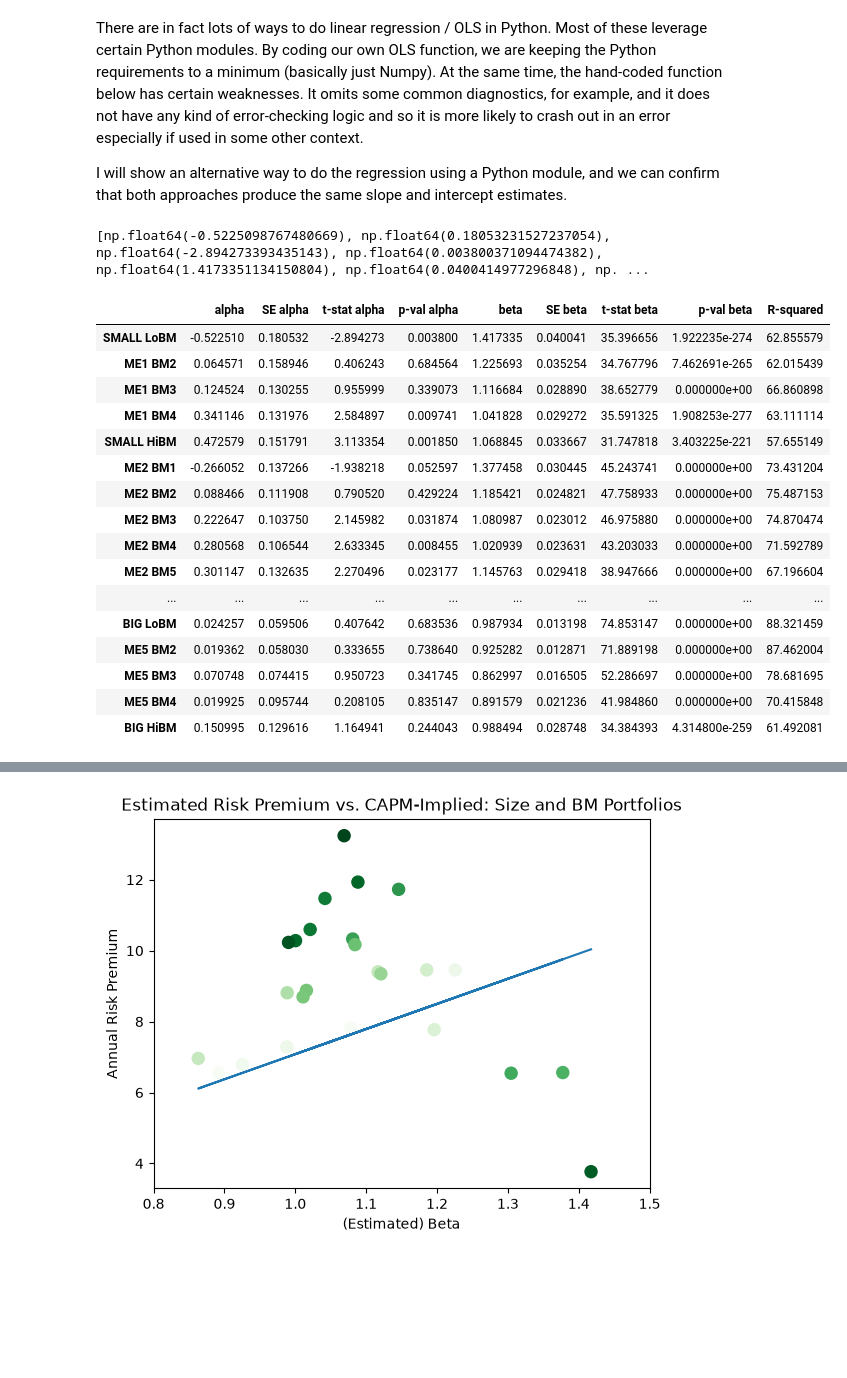
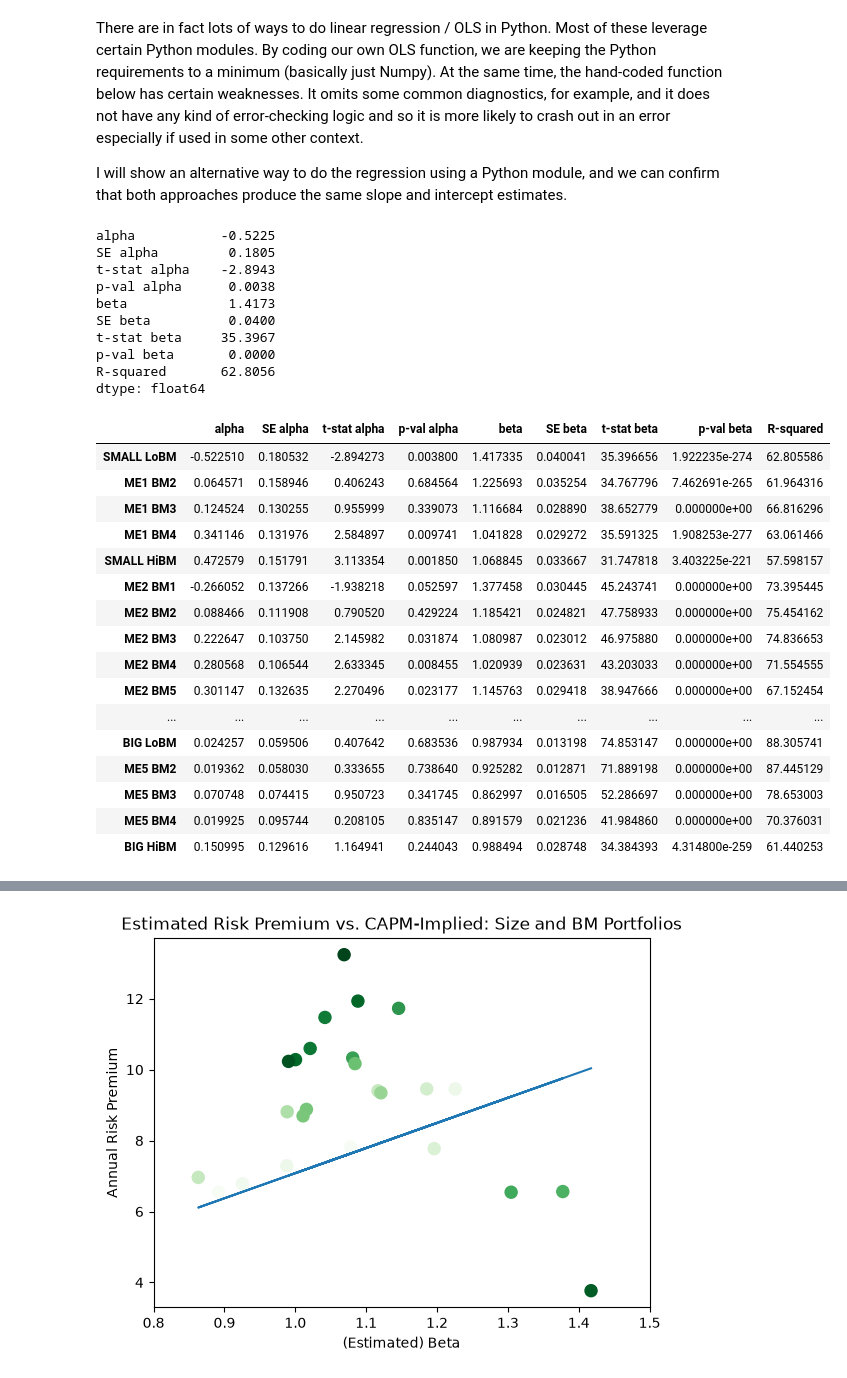
Before and after one commit to bradleypaye/fin4414, a Jupyter notebook: notebooks/CAPM_BivariateRegression.ipynb, the cells around one changed output, grey strips where cells are left out. Drawn from its saved outputs; the diff is of its cells as text; code cells hidden in the pictures; blank space fills up the shorter version.

```diff
--- a/notebooks/CAPM_BivariateRegression.ipynb
+++ b/notebooks/CAPM_BivariateRegression.ipynb
@@ -503,6 +508,10 @@ I will show an alternative way to do the regression using a Python module, and w
 # %%
 import scipy.stats as st
 #we only use the above for computing the p-value associated with the t-statistics
+
+#Labels for the 9 statistics bv_reg() returns, reused for display below and for the
+#results table built in the next cell
+stat_labels = ['alpha', 'SE alpha', 't-stat alpha', 'p-val alpha', 'beta', 'SE beta', 't-stat beta', 'p-val beta', 'R-squared']
 
 #Code up a bivariate regression function by hand
 def bv_reg(x,y):
@@ -527,7 +536,10 @@ def bv_reg(x,y):
     yhat = alpha + beta*x
     resid = y - yhat
     sig2hat = resid.var(ddof=2)
-    tss = N*yvar
+    #Note: y.var() above defaults to ddof=1 (divides by N-1), so the total sum of
+    #squares sum((y-ybar)**2) is (N-1)*yvar, not N*yvar -- using N here would inflate
+    #TSS by a factor of N/(N-1) and make R2 not quite match statsmodels/textbook R2.
+    tss = (N-1)*yvar
     rss = np.dot(resid,resid)
     R2 = 100*(1-rss/tss)
     #compute std errors of alpha, beta hats and then t-statistics and p-values
@@ -548,53 +560,64 @@ exmkt = ffmfactors.iloc[:,0]
 yvar = ffexret.iloc[:,0]
 
 stats, resids = bv_reg(exmkt,yvar)
-print(stats)
+
+#Display as a labeled, rounded Series rather than a raw list of numpy floats
+pd.Series(stats, index=stat_labels).round(4)
 #print(resids)
 # %% [output]
-[np.float64(-0.5225098767480669), np.float64(0.18053231527237054), np.float64(-2.894273393435143), np.float64(0.003800371094474382), np.float64(1.4173351134150804), np.float64(0.0400414977296848), np. ...
+alpha           -0.5225
+SE alpha         0.1805
+t-stat alpha    -2.8943
+p-val alpha      0.0038
+beta             1.4173
+SE beta          0.0400
+t-stat beta     35.3967
+p-val beta       0.0000
+R-squared       62.8056
+dtype: float64
 # %%
 #Now we apply the basic function in a loop structure to estimate the market model regression for each of the 25 portfolios.
 # The statistics are stored in a convenient Pandas dataframe that we can then analyze.
 # We will also store the residuals in an array (later changed to dataframe) so we can use them later
 
 #We will use T and N later....
 T = len(ffexret)
 N = len(ffexret.columns)
 
 outdata = []
 residmat = np.zeros((T,1))
 
 for column in ffexret:
     yvar = ffexret[column]
     stats, resids = bv_reg(exmkt,yvar)
     outdata.append(stats)
     residmat = np.hstack((residmat,resids.reshape(T,1)))
 
 df_resids = pd.DataFrame(residmat).iloc[: , 1:]
 #print(df_resids)
 
 outdf = pd.DataFrame(outdata)
-outdf.columns = ['alpha', 'SE alpha','t-stat alpha','p-val alpha','beta','SE beta','t-stat beta','p-val beta','R-squared']
+outdf.columns = stat_labels
 outdf.index = ffexret.columns
 outdf
 # %% [output]
 |  | alpha | SE alpha | t-stat alpha | p-val alpha | beta | SE beta | t-stat beta | p-val beta | R-squared |
-| SMALL LoBM | -0.522510 | 0.180532 | -2.894273 | 0.003800 | 1.417335 | 0.040041 | 35.396656 | 1.922235e-274 | 62.855579 |
-| ME1 BM2 | 0.064571 | 0.158946 | 0.406243 | 0.684564 | 1.225693 | 0.035254 | 34.767796 | 7.462691e-265 | 62.015439 |
-| ME1 BM3 | 0.124524 | 0.130255 | 0.955999 | 0.339073 | 1.116684 | 0.028890 | 38.652779 | 0.000000e+00 | 66.860898 |
-| ME1 BM4 | 0.341146 | 0.131976 | 2.584897 | 0.009741 | 1.041828 | 0.029272 | 35.591325 | 1.908253e-277 | 63.111114 |
-| SMALL HiBM | 0.472579 | 0.151791 | 3.113354 | 0.001850 | 1.068845 | 0.033667 | 31.747818 | 3.403225e-221 | 57.655149 |
-| ME2 BM1 | -0.266052 | 0.137266 | -1.938218 | 0.052597 | 1.377458 | 0.030445 | 45.243741 | 0.000000e+00 | 73.431204 |
-| ME2 BM2 | 0.088466 | 0.111908 | 0.790520 | 0.429224 | 1.185421 | 0.024821 | 47.758933 | 0.000000e+00 | 75.487153 |
-| ME2 BM3 | 0.222647 | 0.103750 | 2.145982 | 0.031874 | 1.080987 | 0.023012 | 46.975880 | 0.000000e+00 | 74.870474 |
-| ME2 BM4 | 0.280568 | 0.106544 | 2.633345 | 0.008455 | 1.020939 | 0.023631 | 43.203033 | 0.000000e+00 | 71.592789 |
-| ME2 BM5 | 0.301147 | 0.132635 | 2.270496 | 0.023177 | 1.145763 | 0.029418 | 38.947666 | 0.000000e+00 | 67.196604 |
+| SMALL LoBM | -0.522510 | 0.180532 | -2.894273 | 0.003800 | 1.417335 | 0.040041 | 35.396656 | 1.922235e-274 | 62.805586 |
+| ME1 BM2 | 0.064571 | 0.158946 | 0.406243 | 0.684564 | 1.225693 | 0.035254 | 34.767796 | 7.462691e-265 | 61.964316 |
+| ME1 BM3 | 0.124524 | 0.130255 | 0.955999 | 0.339073 | 1.116684 | 0.028890 | 38.652779 | 0.000000e+00 | 66.816296 |
+| ME1 BM4 | 0.341146 | 0.131976 | 2.584897 | 0.009741 | 1.041828 | 0.029272 | 35.591325 | 1.908253e-277 | 63.061466 |
+| SMALL HiBM | 0.472579 | 0.151791 | 3.113354 | 0.001850 | 1.068845 | 0.033667 | 31.747818 | 3.403225e-221 | 57.598157 |
+| ME2 BM1 | -0.266052 | 0.137266 | -1.938218 | 0.052597 | 1.377458 | 0.030445 | 45.243741 | 0.000000e+00 | 73.395445 |
+| ME2 BM2 | 0.088466 | 0.111908 | 0.790520 | 0.429224 | 1.185421 | 0.024821 | 47.758933 | 0.000000e+00 | 75.454162 |
+| ME2 BM3 | 0.222647 | 0.103750 | 2.145982 | 0.031874 | 1.080987 | 0.023012 | 46.975880 | 0.000000e+00 | 74.836653 |
+| ME2 BM4 | 0.280568 | 0.106544 | 2.633345 | 0.008455 | 1.020939 | 0.023631 | 43.203033 | 0.000000e+00 | 71.554555 |
+| ME2 BM5 | 0.301147 | 0.132635 | 2.270496 | 0.023177 | 1.145763 | 0.029418 | 38.947666 | 0.000000e+00 | 67.152454 |
 | ... | ... | ... | ... | ... | ... | ... | ... | ... | ... |
-| BIG LoBM | 0.024257 | 0.059506 | 0.407642 | 0.683536 | 0.987934 | 0.013198 | 74.853147 | 0.000000e+00 | 88.321459 |
-| ME5 BM2 | 0.019362 | 0.058030 | 0.333655 | 0.738640 | 0.925282 | 0.012871 | 71.889198 | 0.000000e+00 | 87.462004 |
-| ME5 BM3 | 0.070748 | 0.074415 | 0.950723 | 0.341745 | 0.862997 | 0.016505 | 52.286697 | 0.000000e+00 | 78.681695 |
-| ME5 BM4 | 0.019925 | 0.095744 | 0.208105 | 0.835147 | 0.891579 | 0.021236 | 41.984860 | 0.000000e+00 | 70.415848 |
-| BIG HiBM | 0.150995 | 0.129616 | 1.164941 | 0.244043 | 0.988494 | 0.028748 | 34.384393 | 4.314800e-259 | 61.492081 |
+| BIG LoBM | 0.024257 | 0.059506 | 0.407642 | 0.683536 | 0.987934 | 0.013198 | 74.853147 | 0.000000e+00 | 88.305741 |
+| ME5 BM2 | 0.019362 | 0.058030 | 0.333655 | 0.738640 | 0.925282 | 0.012871 | 71.889198 | 0.000000e+00 | 87.445129 |
+| ME5 BM3 | 0.070748 | 0.074415 | 0.950723 | 0.341745 | 0.862997 | 0.016505 | 52.286697 | 0.000000e+00 | 78.653003 |
+| ME5 BM4 | 0.019925 | 0.095744 | 0.208105 | 0.835147 | 0.891579 | 0.021236 | 41.984860 | 0.000000e+00 | 70.376031 |
+| BIG HiBM | 0.150995 | 0.129616 | 1.164941 | 0.244043 | 0.988494 | 0.028748 | 34.384393 | 4.314800e-259 | 61.440253 |
 # %% [markdown]
 ### Cross-check with another Python approach
 
```
Also changed, not shown: parts of 8 cells of this notebook.
